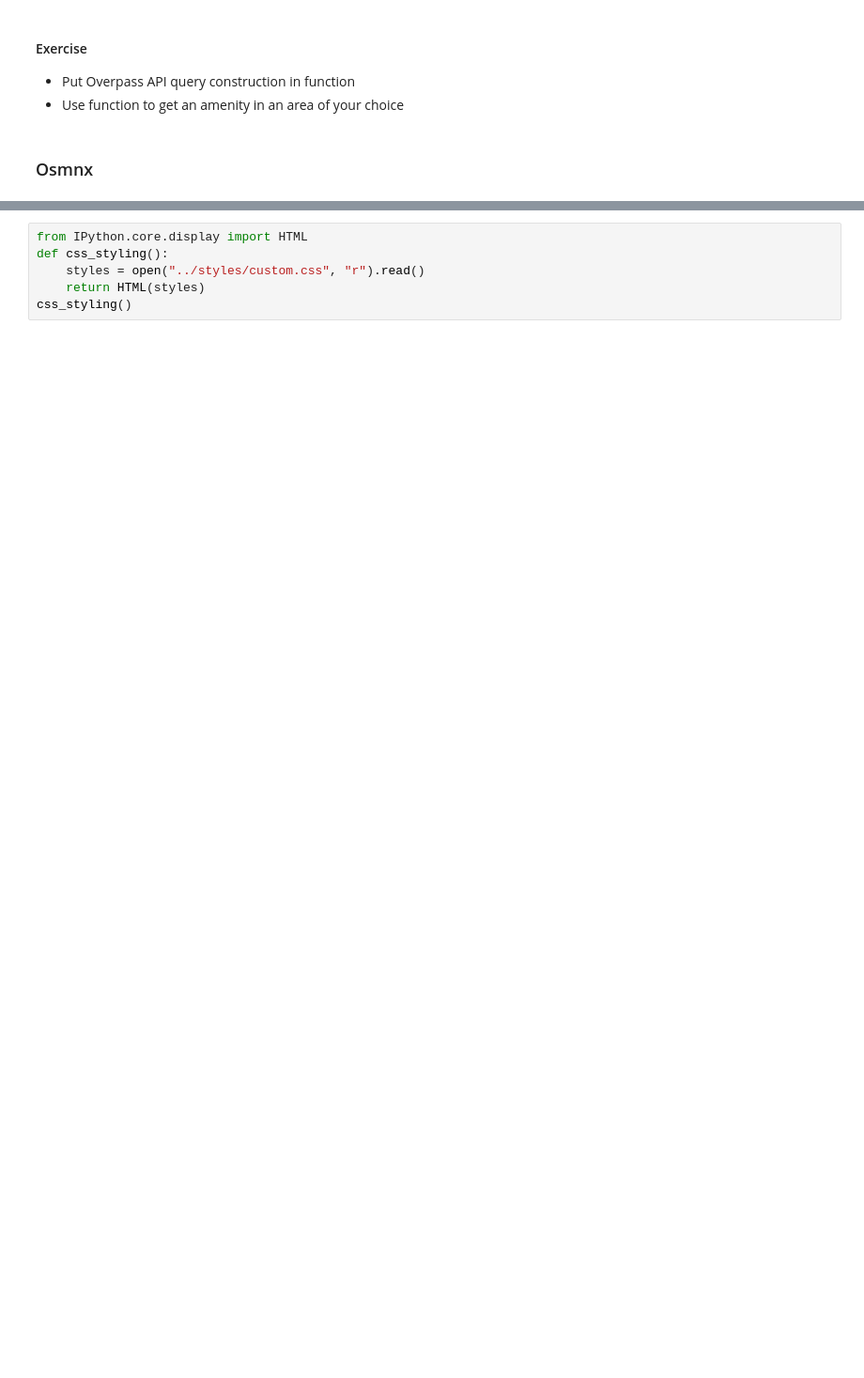
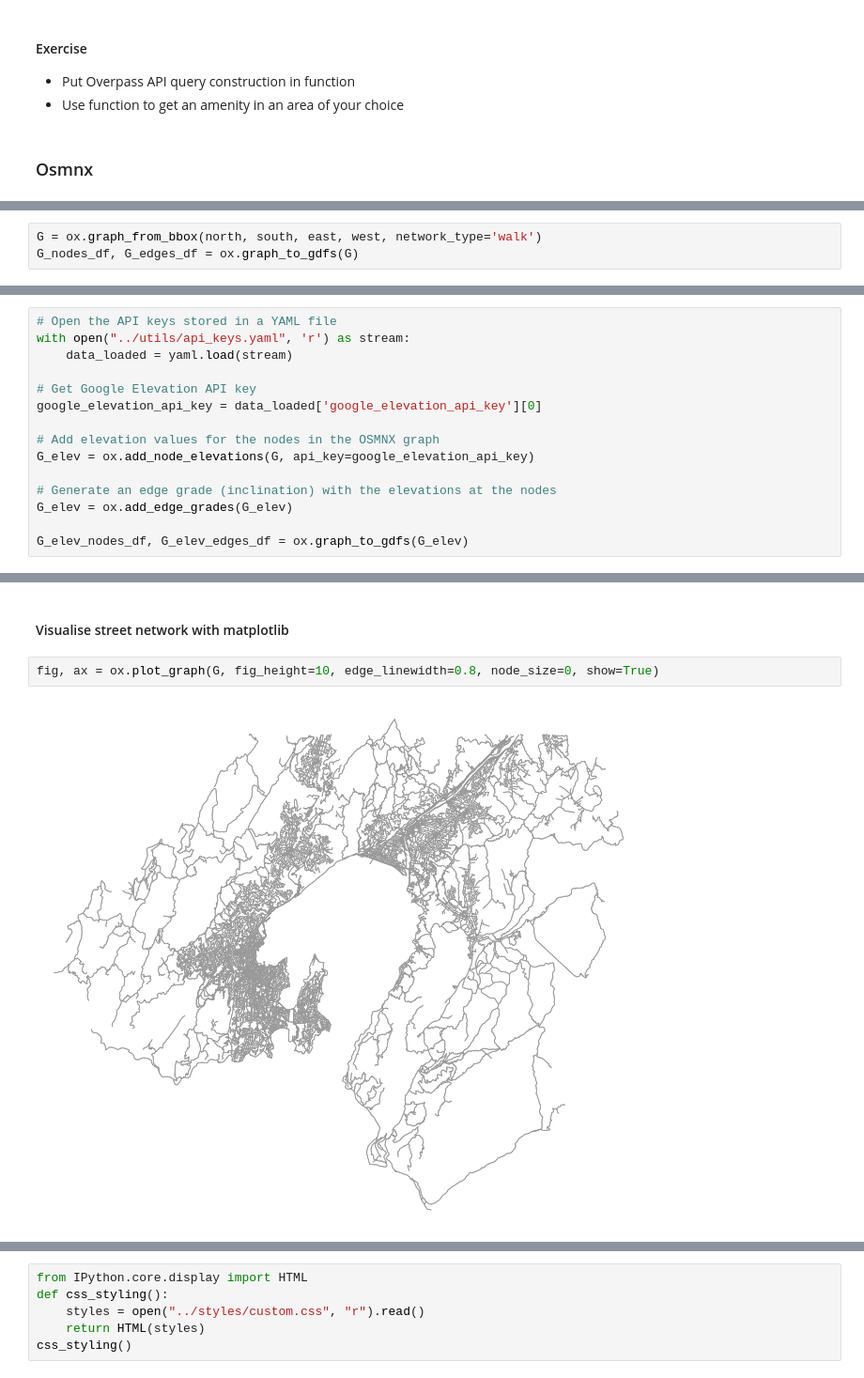
Before and after one commit to shriv/foss4g-workshop, a Jupyter notebook: notebooks/foundations.ipynb, the cells around one changed output, grey strips where cells are left out. Shown at 94% size. Saved outputs shown, nothing was run; the diff lists cells and outputs as text; blank space fills up the shorter version.

```diff
--- a/notebooks/foundations.ipynb
+++ b/notebooks/foundations.ipynb
@@ -289,0 +300,3 @@ osm_df.head()
+# %%
+G = ox.graph_from_bbox(north, south, east, west, network_type='walk')
+G_nodes_df, G_edges_df = ox.graph_to_gdfs(G)
@@ -289,0 +324,15 @@ osm_df.head()
+# %%
+# Open the API keys stored in a YAML file
+with open("../utils/api_keys.yaml", 'r') as stream:
+    data_loaded = yaml.load(stream)
+
+# Get Google Elevation API key
+google_elevation_api_key = data_loaded['google_elevation_api_key'][0]
+
+# Add elevation values for the nodes in the OSMNX graph
+G_elev = ox.add_node_elevations(G, api_key=google_elevation_api_key)
+
+# Generate an edge grade (inclination) with the elevations at the nodes
+G_elev = ox.add_edge_grades(G_elev)
+
+G_elev_nodes_df, G_elev_edges_df = ox.graph_to_gdfs(G_elev)
@@ -289,0 +348,6 @@ osm_df.head()
+# %% [markdown]
+#### Visualise street network with matplotlib
+# %%
+fig, ax = ox.plot_graph(G, fig_height=10, edge_linewidth=0.8, node_size=0, show=True)
+# %% [output]
+[figure, added]
```
Also changed, not shown: parts of 36 cells of this notebook.
